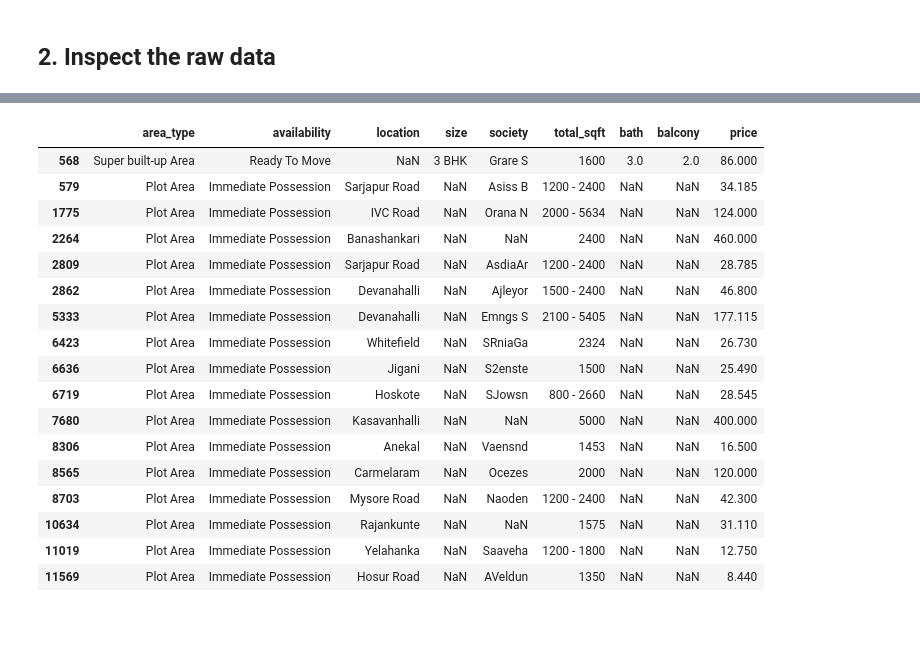
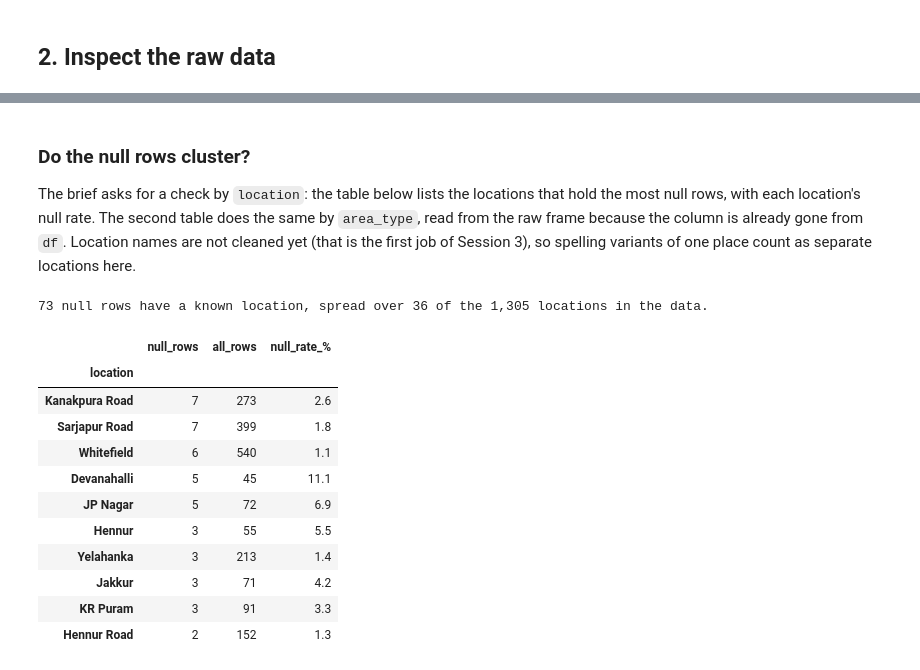
Before and after one commit to shivam-jund/bengaluru-house-price-prediction, a Jupyter notebook: model/price_prediction.ipynb, the cells around one changed output, grey strips where cells are left out. Drawn from its saved outputs; the diff is of its cells as text; code cells hidden in the pictures; blank space fills up the shorter version.

Commit message:
Add feature engineering and price distribution analysis

```diff
--- a/model/price_prediction.ipynb
+++ b/model/price_prediction.ipynb
@@ -27,19 +25,23 @@ Python 3.13.18 | pandas 3.1.0 | numpy 2.5.4
 # %%
-# Kaggle's own file name is Bengaluru_House_Data.csv; the same data also circulates as
-# bengaluru_house_prices.csv. Either name works.
-CSV_NAMES = ["bengaluru_house_prices.csv", "Bengaluru_House_Data.csv"]
+# Where the CSV can be: the notebook sits in model/, so the data folder is one level up
+# (or just data/ if Jupyter was started from the repository root). Kaggle's own file name is
+# Bengaluru_House_Data.csv; the same data also circulates as bengaluru_house_prices.csv.
+locations = [
+    Path("../data/bengaluru_house_prices.csv"),
+    Path("../data/Bengaluru_House_Data.csv"),
+    Path("data/bengaluru_house_prices.csv"),
+    Path("data/Bengaluru_House_Data.csv"),
+]
 
-# The notebook lives in model/, so the data folder is one level up.
-# "data/" also works when Jupyter is started from the repository root.
-candidates = [folder / name for folder in (Path("../data"), Path("data")) for name in CSV_NAMES]
-csv_path = next((p for p in candidates if p.exists()), None)
+csv_path = None
+for path in locations:
+    if path.exists():
+        csv_path = path
+        break
+
 if csv_path is None:
-    raise FileNotFoundError(
-        "No CSV found. Download 'Bengaluru House Price Data' from Kaggle and save it as "
-        f"data/{CSV_NAMES[0]} (or data/{CSV_NAMES[1]}) in the repository root."
-    )
+    raise FileNotFoundError("No CSV found. Save the Kaggle file in the repository's data/ folder (see the README).")
 
-csv_sha256 = hashlib.sha256(csv_path.read_bytes()).hexdigest()
 df_raw = pd.read_csv(csv_path)
-print(f"Loaded {csv_path} (sha256 {csv_sha256[:12]}...)")
+print(f"Loaded {csv_path}")
 # %% [output]
@@ -229,22 +232,30 @@ Rows with at least one null in ['location', 'size', 'bath']: 74 (0.56% of 13,320
+# %% [markdown]
+### Do the null rows cluster?
+
+The brief asks for a check by `location`: the table below lists the locations that hold the most null rows, with each location's null rate. The second table does the same by `area_type`, read from the raw frame because the column is already gone from `df`. Location names are not cleaned yet (that is the first job of Session 3), so spelling variants of one place count as separate locations here.
 # %%
-# Raw rows (dropped columns still visible) for the null `location` and `size` cases.
-df_raw[df["location"].isnull() | df["size"].isnull()]
+# Null rows per location, next to the number of listings the location has in total.
+loc_null = df.loc[null_mask, "location"].value_counts()   # the one null location is skipped
+by_location = pd.DataFrame({
+    "null_rows": loc_null,
+    "all_rows": df["location"].value_counts().loc[loc_null.index],
+})
+by_location["null_rate_%"] = (by_location["null_rows"] / by_location["all_rows"] * 100).round(1)
+
+print(f"{loc_null.sum()} null rows have a known location, spread over {len(loc_null)} of the "
+      f"{df['location'].nunique():,} locations in the data.")
+by_location.head(10)
 # %% [output]
+73 null rows have a known location, spread over 36 of the 1,305 locations in the data.
-|  | area_type | availability | location | size | society | total_sqft | bath | balcony | price |
-| 568 | Super built-up Area | Ready To Move | NaN | 3 BHK | Grare S | 1600 | 3.0 | 2.0 | 86.000 |
-| 579 | Plot Area | Immediate Possession | Sarjapur Road | NaN | Asiss B | 1200 - 2400 | NaN | NaN | 34.185 |
-| 1775 | Plot Area | Immediate Possession | IVC Road | NaN | Orana N | 2000 - 5634 | NaN | NaN | 124.000 |
-| 2264 | Plot Area | Immediate Possession | Banashankari | NaN | NaN | 2400 | NaN | NaN | 460.000 |
-| 2809 | Plot Area | Immediate Possession | Sarjapur Road | NaN | AsdiaAr | 1200 - 2400 | NaN | NaN | 28.785 |
-| 2862 | Plot Area | Immediate Possession | Devanahalli | NaN | Ajleyor | 1500 - 2400 | NaN | NaN | 46.800 |
-| 5333 | Plot Area | Immediate Possession | Devanahalli | NaN | Emngs S | 2100 - 5405 | NaN | NaN | 177.115 |
-| 6423 | Plot Area | Immediate Possession | Whitefield | NaN | SRniaGa | 2324 | NaN | NaN | 26.730 |
-| 6636 | Plot Area | Immediate Possession | Jigani | NaN | S2enste | 1500 | NaN | NaN | 25.490 |
-| 6719 | Plot Area | Immediate Possession | Hoskote | NaN | SJowsn | 800 - 2660 | NaN | NaN | 28.545 |
-| 7680 | Plot Area | Immediate Possession | Kasavanhalli | NaN | NaN | 5000 | NaN | NaN | 400.000 |
-| 8306 | Plot Area | Immediate Possession | Anekal | NaN | Vaensnd | 1453 | NaN | NaN | 16.500 |
-| 8565 | Plot Area | Immediate Possession | Carmelaram | NaN | Ocezes | 2000 | NaN | NaN | 120.000 |
-| 8703 | Plot Area | Immediate Possession | Mysore Road | NaN | Naoden | 1200 - 2400 | NaN | NaN | 42.300 |
-| 10634 | Plot Area | Immediate Possession | Rajankunte | NaN | NaN | 1575 | NaN | NaN | 31.110 |
-| 11019 | Plot Area | Immediate Possession | Yelahanka | NaN | Saaveha | 1200 - 1800 | NaN | NaN | 12.750 |
-| 11569 | Plot Area | Immediate Possession | Hosur Road | NaN | AVeldun | 1350 | NaN | NaN | 8.440 |
+|  | null_rows | all_rows | null_rate_% |
+| location |  |  |  |
+| Kanakpura Road | 7 | 273 | 2.6 |
+| Sarjapur Road | 7 | 399 | 1.8 |
+| Whitefield | 6 | 540 | 1.1 |
+| Devanahalli | 5 | 45 | 11.1 |
+| JP Nagar | 5 | 72 | 6.9 |
+| Hennur | 3 | 55 | 5.5 |
+| Yelahanka | 3 | 213 | 1.4 |
+| Jakkur | 3 | 71 | 4.2 |
+| KR Puram | 3 | 91 | 3.3 |
+| Hennur Road | 2 | 152 | 1.3 |
```
Also changed, not shown: parts of 68 cells of this notebook, 1 other file.
